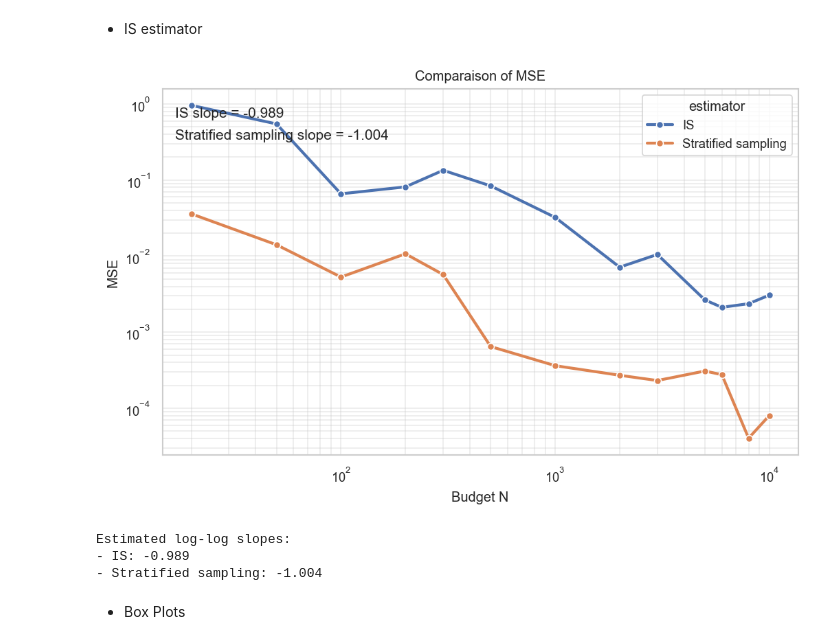
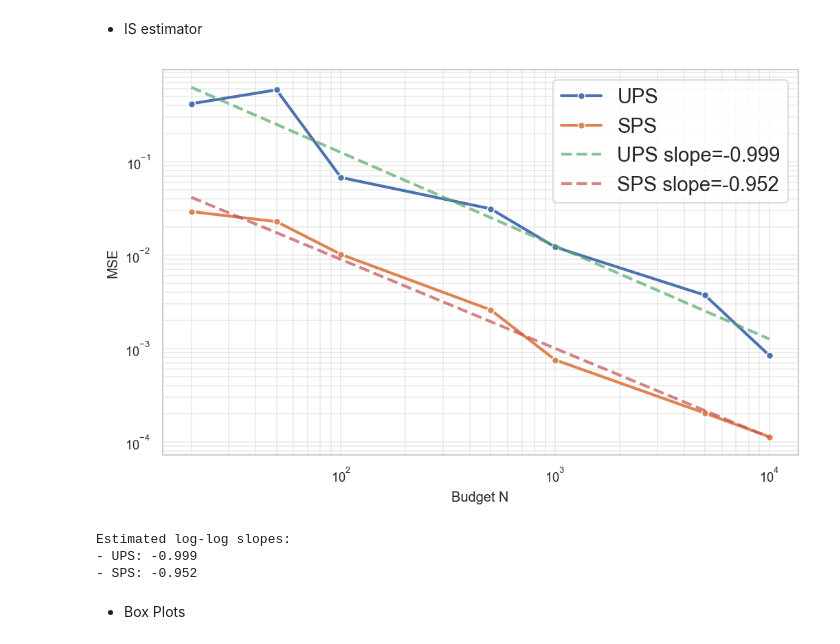
Before and after one commit to MohamedKeteb/constantpathsampling, a Jupyter notebook: normal_exp.ipynb, the cells around one changed output. Cells and saved outputs as stored; diff of their text form; code cells hidden in the pictures.

```diff
--- a/normal_exp.ipynb
+++ b/normal_exp.ipynb
@@ -44,7 +44,7 @@ L = 20
 res = estimate_mom(lambda_grid, k_grid, m_grid, nrep, sigmaq, lag, log_target_path, grad_log_target_path)
 sqrt_m2 = np.sqrt(res["m2"])
 # %%
-M_grid = np.array([20, 50, 100, 200, 300, 500, 1000, 2000, 3000, 5000, 6000, 8000, 10000]) #, 220, 250, 270, 290, 320, 350, 380, 500, 1000]) # 500, 1000, 2000, 3000, 5000
+M_grid = np.array([20, 50, 100, 500, 1000, 5000, 10000]) #, 220, 250, 270, 290, 320, 350, 380, 500, 1000]) # 500, 1000, 2000, 3000, 5000
 estimator = lambda lam: uestimator_given_lambda(lam, lambda_grid, k_grid, m_grid, sigmaq, lag, log_target_path, grad_log_target_path)
 
 df_results = compare_mse_budget_grid_plot(
@@ -56,11 +56,6 @@ df_results = compare_mse_budget_grid_plot(
     nrep=10,
     n_samples_per_bin=10
 )
-# %% [output]
-[figure, removed]
-Estimated log-log slopes:
-- IS: -0.989
-- Stratified sampling: -1.004
 # %%
 
 sns.set_theme(style="whitegrid", context="paper")
@@ -71,45 +66,53 @@ sns.lineplot(
     data=df_results,
     x="M",
     y="mse",
     hue="estimator",
     marker="o",
     linewidth=2
 )
 
 plt.xscale("log")
 plt.yscale("log")
 plt.xlabel("Budget N")
 plt.ylabel("MSE")
-plt.title("Comparaison of MSE")
 plt.grid(True, which="both", alpha=0.4)
-plt.legend(fontsize = 20)
 
 slopes = {}
+trend_handles = []
 for estimator_name in df_results["estimator"].unique():
     df_est = df_results[df_results["estimator"] == estimator_name]
     logM = np.log(df_est["M"].astype(float).values)
     logmse = np.log(df_est["mse"].astype(float).values)
     slope, intercept = np.polyfit(logM, logmse, 1)
     slopes[estimator_name] = slope
 
-text_y = 0.95
-for estimator_name, slope in slopes.items():
-    plt.text(
-        0.02,
-        text_y,
-        f"{estimator_name} slope = {slope:.3f}",
-        transform=plt.gca().transAxes,
-        fontsize=20,
-        verticalalignment="top"
+    # tracer la droite de tendance en échelle log-log
+    x_line = np.linspace(df_est["M"].min(), df_est["M"].max(), 100)
+    y_line = np.exp(intercept + slope * np.log(x_line))
+    handle, = plt.plot(
+        x_line,
+        y_line,
+        linestyle="--",
+        linewidth=2,
+        alpha=0.7,
+        label=f"{estimator_name} slope={slope:.3f}"
     )
-    text_y -= 0.06
+    trend_handles.append(handle)
+
+# Mettre à jour la légende avec les tendances et les traces existantes
+plt.legend(fontsize=14)
 
 plt.tight_layout()
 plt.show()
 
 print("Estimated log-log slopes:")
 for estimator_name, slope in slopes.items():
     print(f"- {estimator_name}: {slope:.3f}")
+# %% [output]
+[figure, added]
+Estimated log-log slopes:
+- UPS: -0.999
+- SPS: -0.952
 # %% [markdown]
 - Box Plots
 # %%
```
Also changed, not shown: parts of 3 cells of this notebook, 2 other files.
